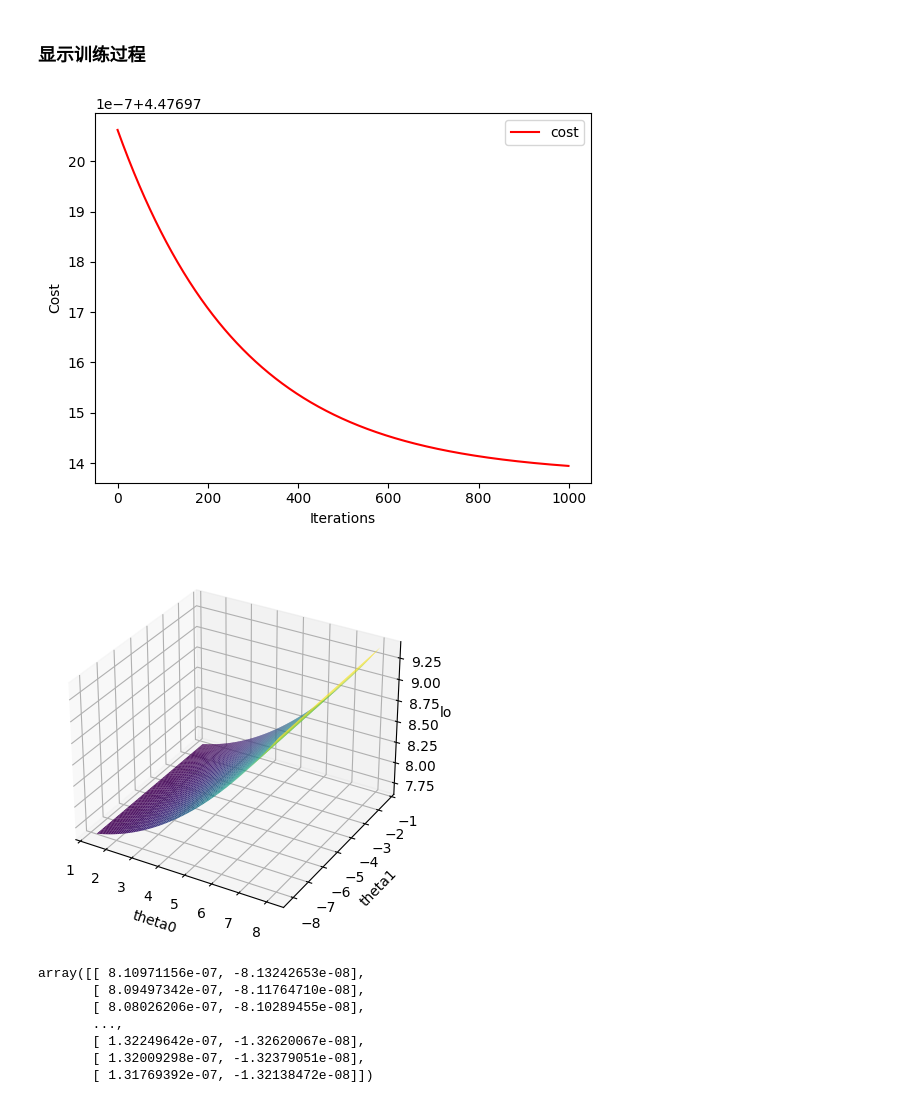
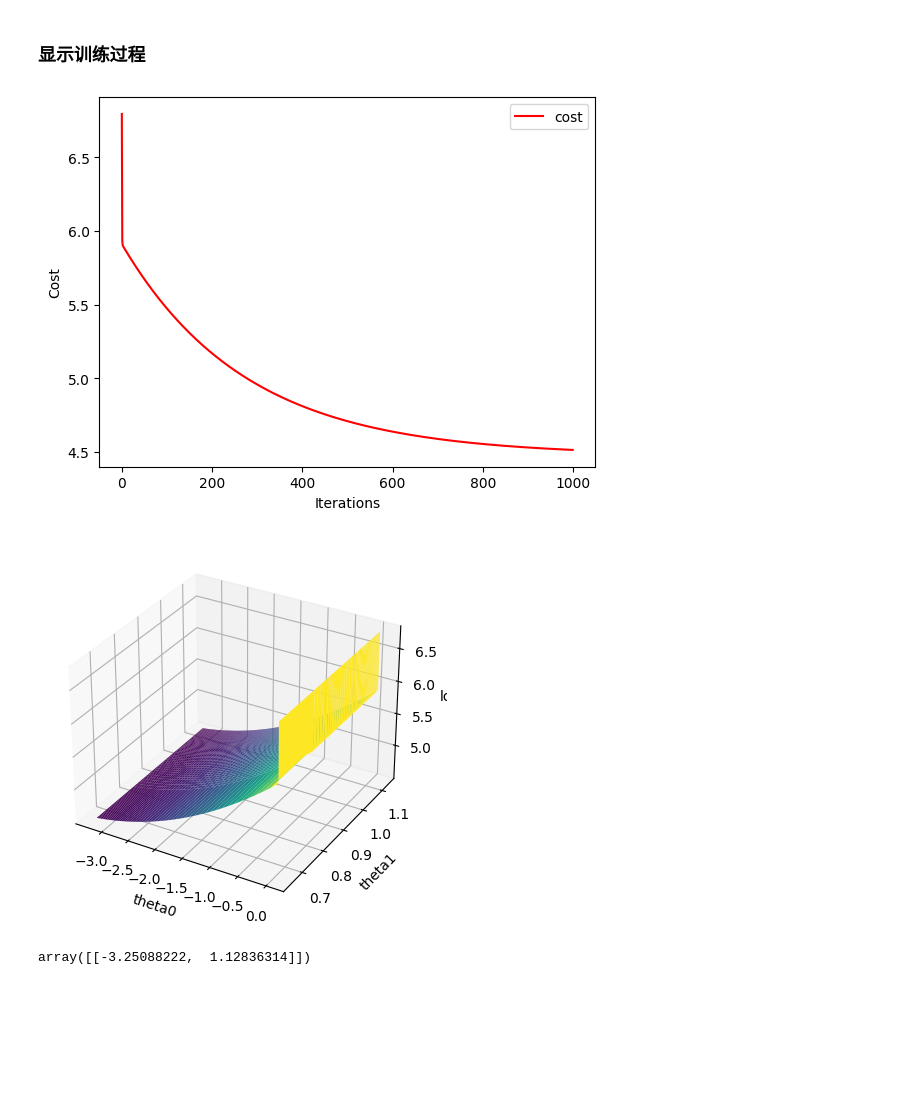
Before and after one commit to Caojianfa/Coursera-ML-AndrewNg-Notes, a Jupyter notebook: code/ex1-linear regression/ex1.ipynb, the cells around one changed output. Drawn from its saved outputs; the diff is of its cells as text; code cells hidden in the pictures; blank space fills up the shorter version.

```diff
--- a/code/ex1-linear regression/ex1.ipynb
+++ b/code/ex1-linear regression/ex1.ipynb
@@ -44,13 +44,14 @@ data.insert(0, "ones", 1)
 # %% [markdown]
 ### 初始化模型参数，输入矩阵，输出矩阵
 # %%
-theta = np.matrix([0.0, 0.0])
-x = np.matrix(data[["ones", "Population"]].values)
-y = np.matrix(data[["Profit"]].values)
+theta = np.array([[0.0, 0.0]])
+x = np.array(data[["ones", "Population"]].values)
+y = np.array(data[["Profit"]].values)
 # %%
-def computeCost(x: np.matrix, y: np.matrix, theta: np.matrix):
+def computeCost(x: np.ndarray, y: np.ndarray, theta: np.ndarray):
     # np.matric.T 为矩阵的转置
-    return 1 / (2 * len(x)) * np.sum(np.power((x * theta.T - y), 2))
+    return np.sum(np.power(x.dot(theta.T) - y, 2)) / (2 * len(x))
+
 
 computeCost(x, y, theta)
 # %% [output]
@@ -63,15 +61,21 @@ iterations = 1000
 # %%
-def gradient_decent(x, y, theta, alpha, iterations):
+alpha = 0.01
+iterations = 1000
+
+
+def gradient_descent(
+    x: np.ndarray, y: np.ndarray, theta: np.ndarray, alpha: float, iterations: int
+):
     delta = np.zeros((iterations, theta.shape[1]))
     cost = np.zeros(iterations)
     for k in np.arange(iterations):
         for j in np.arange(theta.shape[1]):
-            delta[k, j] = (
-                alpha * np.sum(np.multiply((x * theta.T - y), x[:, j])) / len(x)
-            )
-            theta[0, j] = theta[0, j] - delta[k, j]
+            temp = np.sum(np.multiply((x.dot(theta.T) - y), x[:, j].reshape(-1, 1)))
+            theta[0, j] = theta[0, j] - temp * alpha / len(x)
+            delta[k, j] = theta[0, j]
         cost[k] = computeCost(x, y, theta)
     return theta, cost, delta
 
 
-theta, cost, delta = gradient_decent(x, y, theta, alpha, iterations)
+theta, cost, delta = gradient_descent(x, y, theta, alpha, iterations)
+theta
@@ -104,42 +110,34 @@ plt.show()
 ### 显示训练过程
 # %%
 iters = np.arange(iterations)
-plt.plot(iters, cost,label='cost',color='r')
+plt.plot(iters, cost, label="cost", color="r")
 
-plt.xlabel('Iterations')
-plt.ylabel('Cost')
+plt.xlabel("Iterations")
+plt.ylabel("Cost")
 plt.legend()
 
 plt.show()
 # %% [output]
-[figure, old version]
+[figure, new version]
 # %%
 # 创建一个3D图形的figure
 fig = plt.figure()
 
 # 创建3D坐标轴
-ax = fig.add_subplot(111, projection='3d')
-X, Y = np.meshgrid(delta[:,0], delta[:,1])
+ax = fig.add_subplot(111, projection="3d")
+X, Y = np.meshgrid(delta[:, 0], delta[:, 1])
 
 # 绘制曲面图
-ax.plot_surface(X, Y, cost.reshape(1,-1), cmap='viridis')
+ax.plot_surface(X, Y, cost.reshape(1, -1), cmap="viridis")
 
 # 设置坐标轴的标签
-ax.set_xlabel('theta0')
-ax.set_ylabel('theta1')
-ax.set_zlabel('loss')
+ax.set_xlabel("theta0")
+ax.set_ylabel("theta1")
+ax.set_zlabel("loss")
 
 # 显示图形
 plt.show()
+theta
 # %% [output]
-[figure, old version]
+[figure, new version]
+array([[-3.25088222,  1.12836314]])
-# %%
-delta
-# %% [output]
-array([[ 8.10971156e-07, -8.13242653e-08],
-       [ 8.09497342e-07, -8.11764710e-08],
-       [ 8.08026206e-07, -8.10289455e-08],
-       ...,
-       [ 1.32249642e-07, -1.32620067e-08],
-       [ 1.32009298e-07, -1.32379051e-08],
-       [ 1.31769392e-07, -1.32138472e-08]])
```
Also changed, not shown: parts of 17 cells of this notebook, 3 other files.
